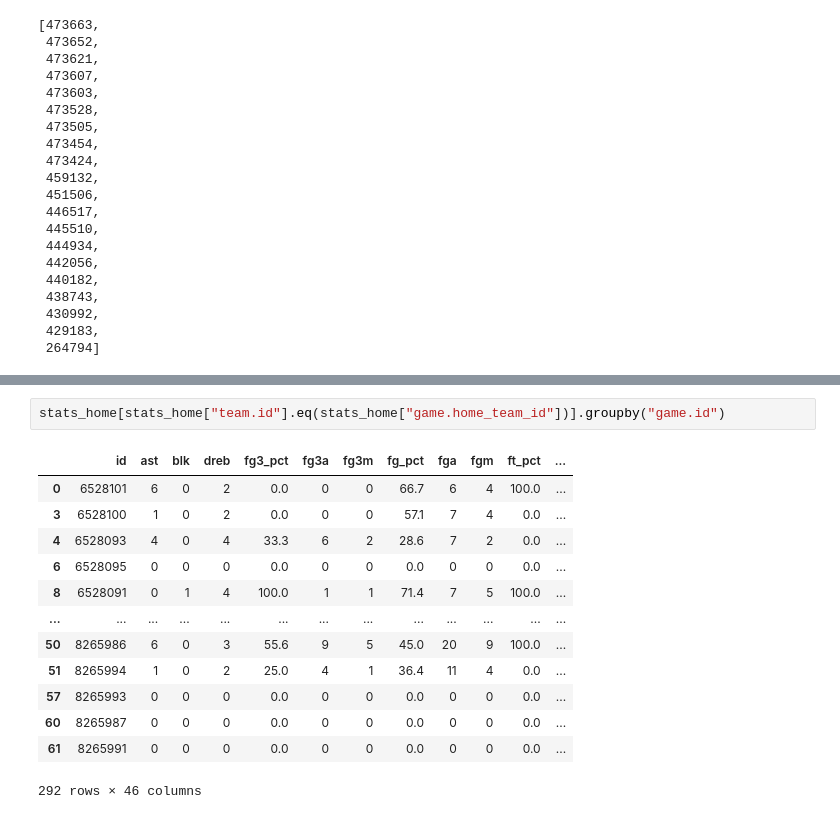
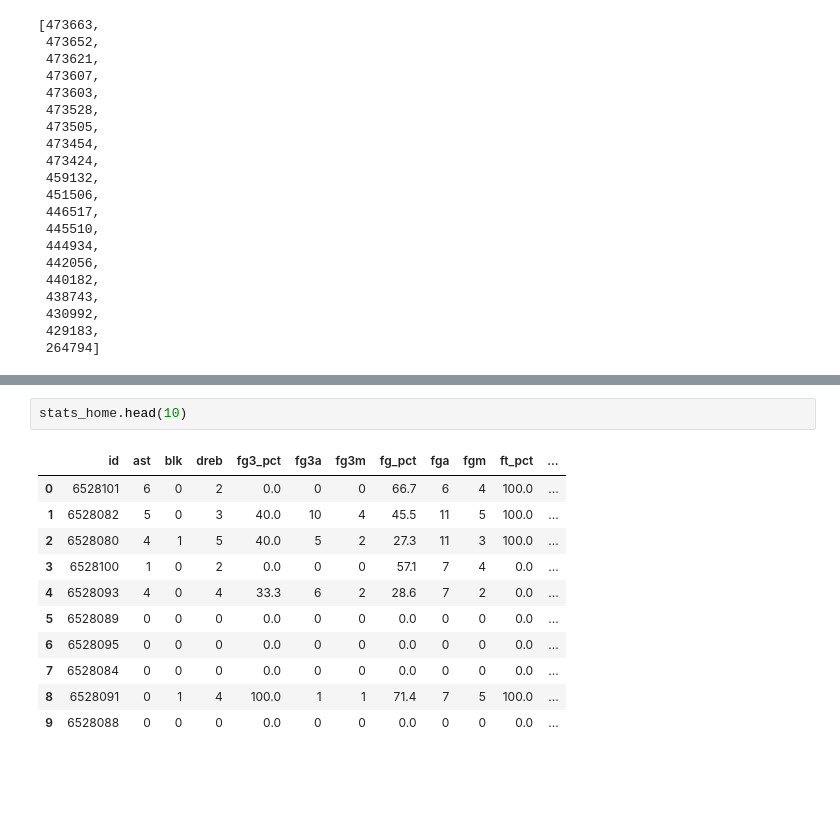
Before and after one commit to ZacharyArgentin/Predicting_NBA_Results, a Jupyter notebook: 5_API.ipynb, the cells around one changed output, grey strips where cells are left out. Saved outputs shown, nothing was run; the diff lists cells and outputs as text; blank space fills up the shorter version.

```diff
--- a/5_API.ipynb
+++ b/5_API.ipynb
@@ -129,16 +141,14 @@ stats_home, stats_away = get_stats(game_ids_home, game_ids_away)
-# %%
-stats_home[stats_home["team.id"].eq(stats_home["game.home_team_id"])].groupby("game.id")
-# %% [output]
-|  | id | ast | blk | dreb | fg3_pct | fg3a | fg3m | fg_pct | fga | fgm | ft_pct | ... |
-| 0 | 6528101 | 6 | 0 | 2 | 0.0 | 0 | 0 | 66.7 | 6 | 4 | 100.0 | ... |
-| 3 | 6528100 | 1 | 0 | 2 | 0.0 | 0 | 0 | 57.1 | 7 | 4 | 0.0 | ... |
-| 4 | 6528093 | 4 | 0 | 4 | 33.3 | 6 | 2 | 28.6 | 7 | 2 | 0.0 | ... |
-| 6 | 6528095 | 0 | 0 | 0 | 0.0 | 0 | 0 | 0.0 | 0 | 0 | 0.0 | ... |
-| 8 | 6528091 | 0 | 1 | 4 | 100.0 | 1 | 1 | 71.4 | 7 | 5 | 100.0 | ... |
-| ... | ... | ... | ... | ... | ... | ... | ... | ... | ... | ... | ... | ... |
-| 50 | 8265986 | 6 | 0 | 3 | 55.6 | 9 | 5 | 45.0 | 20 | 9 | 100.0 | ... |
-| 51 | 8265994 | 1 | 0 | 2 | 25.0 | 4 | 1 | 36.4 | 11 | 4 | 0.0 | ... |
-| 57 | 8265993 | 0 | 0 | 0 | 0.0 | 0 | 0 | 0.0 | 0 | 0 | 0.0 | ... |
-| 60 | 8265987 | 0 | 0 | 0 | 0.0 | 0 | 0 | 0.0 | 0 | 0 | 0.0 | ... |
-| 61 | 8265991 | 0 | 0 | 0 | 0.0 | 0 | 0 | 0.0 | 0 | 0 | 0.0 | ... |
-292 rows × 46 columns
+# %%
+stats_home.head(10)
+# %% [output]
+|  | id | ast | blk | dreb | fg3_pct | fg3a | fg3m | fg_pct | fga | fgm | ft_pct | ... |
+| 0 | 6528101 | 6 | 0 | 2 | 0.0 | 0 | 0 | 66.7 | 6 | 4 | 100.0 | ... |
+| 1 | 6528082 | 5 | 0 | 3 | 40.0 | 10 | 4 | 45.5 | 11 | 5 | 100.0 | ... |
+| 2 | 6528080 | 4 | 1 | 5 | 40.0 | 5 | 2 | 27.3 | 11 | 3 | 100.0 | ... |
+| 3 | 6528100 | 1 | 0 | 2 | 0.0 | 0 | 0 | 57.1 | 7 | 4 | 0.0 | ... |
+| 4 | 6528093 | 4 | 0 | 4 | 33.3 | 6 | 2 | 28.6 | 7 | 2 | 0.0 | ... |
+| 5 | 6528089 | 0 | 0 | 0 | 0.0 | 0 | 0 | 0.0 | 0 | 0 | 0.0 | ... |
+| 6 | 6528095 | 0 | 0 | 0 | 0.0 | 0 | 0 | 0.0 | 0 | 0 | 0.0 | ... |
+| 7 | 6528084 | 0 | 0 | 0 | 0.0 | 0 | 0 | 0.0 | 0 | 0 | 0.0 | ... |
+| 8 | 6528091 | 0 | 1 | 4 | 100.0 | 1 | 1 | 71.4 | 7 | 5 | 100.0 | ... |
+| 9 | 6528088 | 0 | 0 | 0 | 0.0 | 0 | 0 | 0.0 | 0 | 0 | 0.0 | ... |
```
Also changed, not shown: parts of 8 cells of this notebook, 4 other files.
